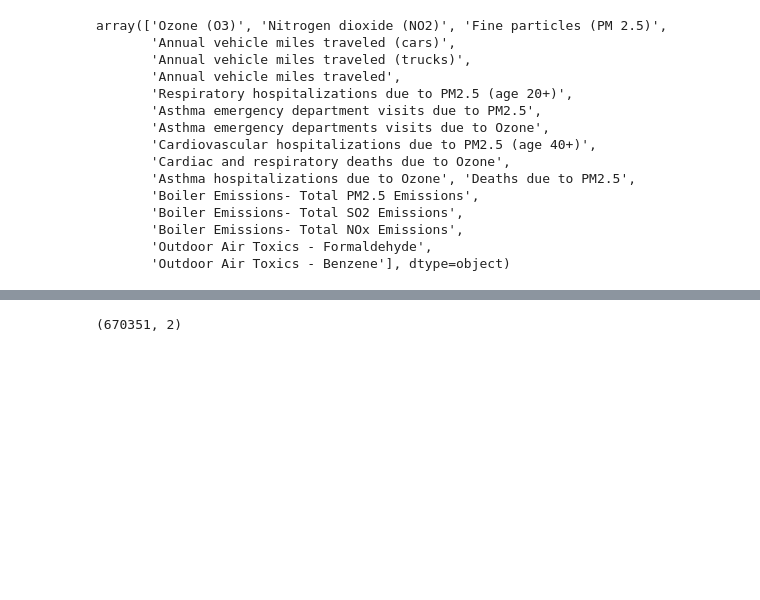
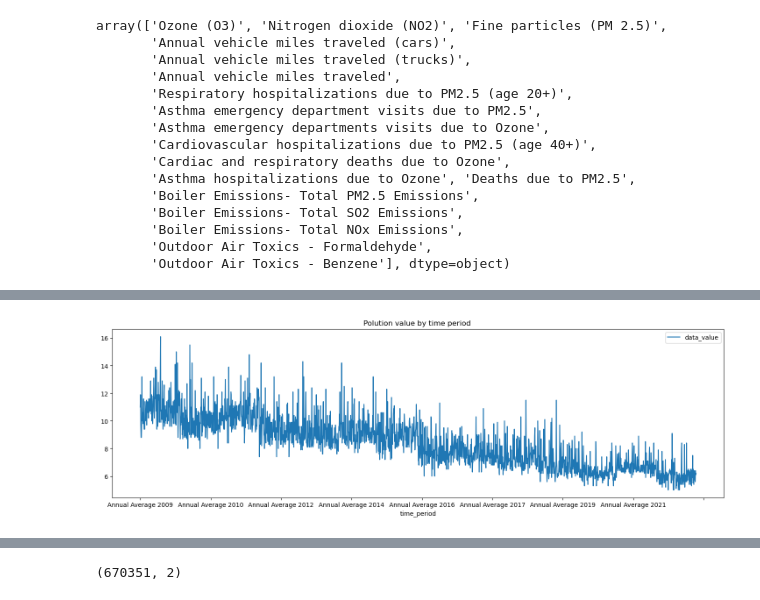
Before and after one commit to omarnyu/I2ADS-2024-group-project, a Jupyter notebook: final_project.ipynb, the cells around one changed output, grey strips where cells are left out. Drawn from its saved outputs; the diff is of its cells as text; code cells hidden in the pictures; blank space fills up the shorter version.

```diff
--- a/final_project.ipynb
+++ b/final_project.ipynb
@@ -208,0 +229,10 @@ array(['Ozone (O3)', 'Nitrogen dioxide (NO2)', 'Fine particles (PM 2.5)',
+# %%
+#validate measurements on one type of polution type over time
+annual_airquality_averages = air_quality_df[(air_quality_df['time_period'].str.contains('Annual Average')) & (air_quality_df['name'] =='Fine particles (PM 2.5)')]
+annual_airquality_averages = annual_airquality_averages.sort_values(by=['time_period'])
+# %%
+annual_airquality_averages.plot(figsize=(18, 5), y = 'data_value', x= 'time_period', use_index = True) #plot the trend
+plt.title("Polution value by time period ")
+plt.show()
+# %% [output]
+[figure, added]
```
Also changed, not shown: parts of 2 cells of this notebook.
